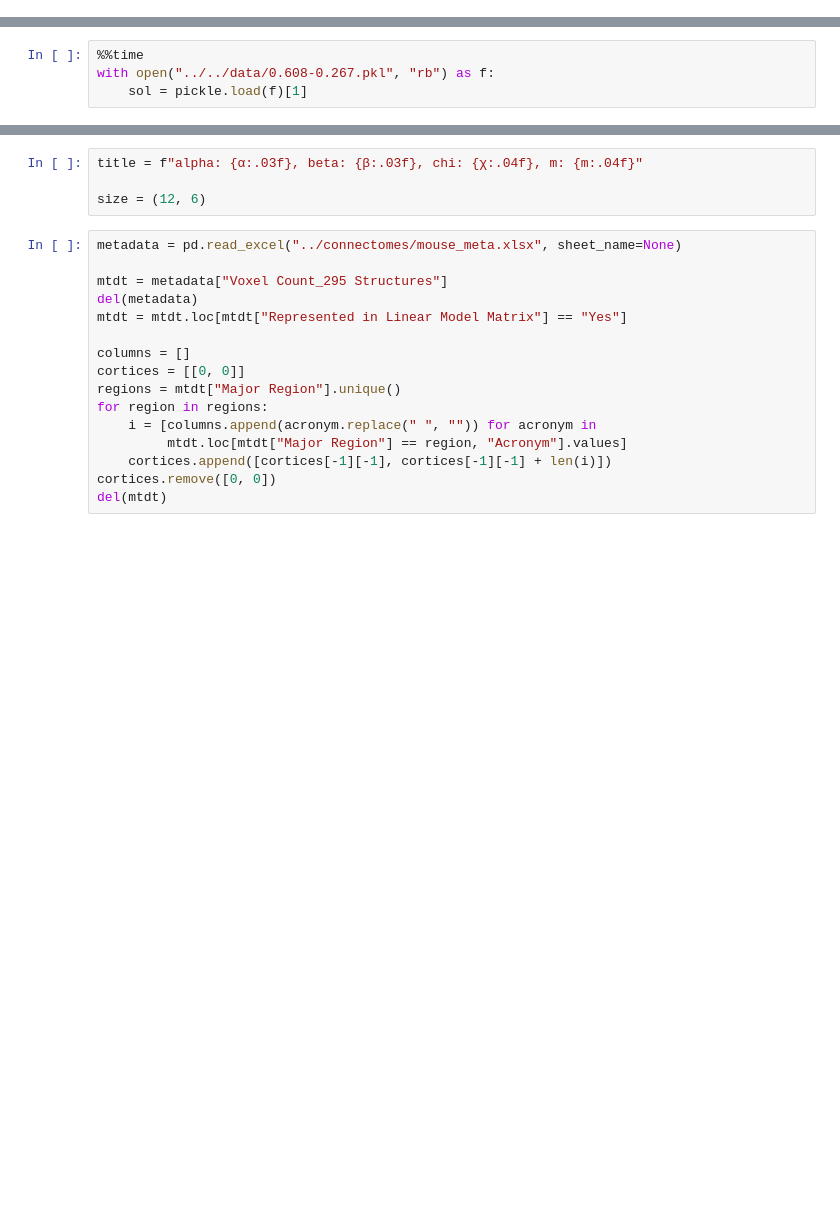
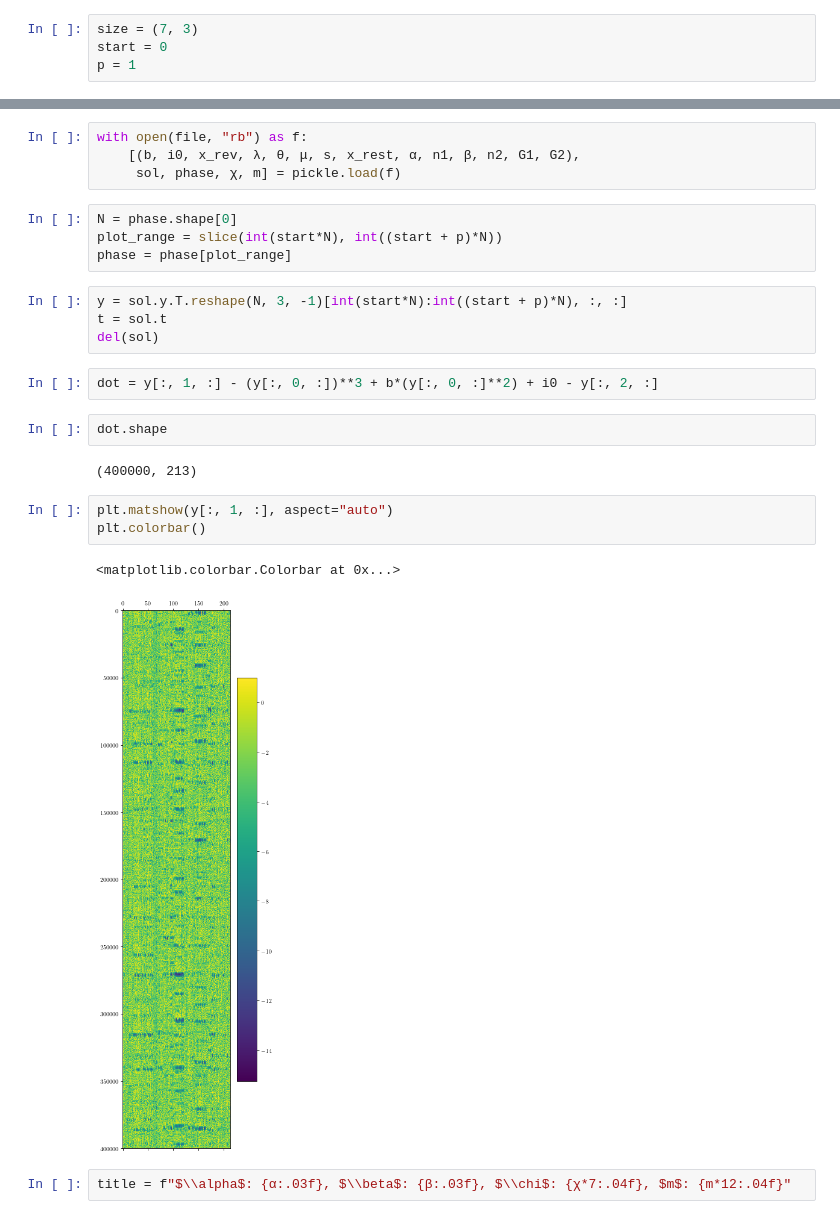
Before and after one commit to henmitch/chimera-2019, a Jupyter notebook: code/python/individual_analysis.ipynb, the cells around one changed output, grey strips where cells are left out. Drawn from its saved outputs; the diff is of its cells as text; blank space fills up the shorter version.

```diff
--- a/code/python/individual_analysis.ipynb
+++ b/code/python/individual_analysis.ipynb
@@ -5,0 +9,4 @@ import pickle
+# %%
+size = (7, 3)
+start = 0
+p = 1
@@ -14,4 +26,0 @@ total size is 2731604584  speedup is 4354.20
-# %%
-%%time
-with open("../../data/0.608-0.267.pkl", "rb") as f:
-    sol = pickle.load(f)[1]
@@ -21,20 +54,26 @@ Wall time: 18.1 s
+# %%
+with open(file, "rb") as f:
+    [(b, i0, x_rev, λ, θ, μ, s, x_rest, α, n1, β, n2, G1, G2),
+     sol, phase, χ, m] = pickle.load(f)
+# %%
+N = phase.shape[0]
+plot_range = slice(int(start*N), int((start + p)*N))
+phase = phase[plot_range]
+# %%
+y = sol.y.T.reshape(N, 3, -1)[int(start*N):int((start + p)*N), :, :]
+t = sol.t
+del(sol)
+# %%
+dot = y[:, 1, :] - (y[:, 0, :])**3 + b*(y[:, 0, :]**2) + i0 - y[:, 2, :]
+# %%
+dot.shape
+# %% [output]
+(400000, 213)
+# %%
+plt.matshow(y[:, 1, :], aspect="auto")
+plt.colorbar()
+# %% [output]
+<matplotlib.colorbar.Colorbar at 0x...>
+[figure, added]
 # %%
-title = f"alpha: {α:.03f}, beta: {β:.03f}, chi: {χ:.04f}, m: {m:.04f}"
-
-size = (12, 6)
+title = f"$\\alpha$: {α:.03f}, $\\beta$: {β:.03f}, $\\chi$: {χ*7:.04f}, $m$: {m*12:.04f}"
-# %%
-metadata = pd.read_excel("../connectomes/mouse_meta.xlsx", sheet_name=None)
-
-mtdt = metadata["Voxel Count_295 Structures"]
-del(metadata)
-mtdt = mtdt.loc[mtdt["Represented in Linear Model Matrix"] == "Yes"]
-
-columns = []
-cortices = [[0, 0]]
-regions = mtdt["Major Region"].unique()
-for region in regions:
-    i = [columns.append(acronym.replace(" ", "")) for acronym in
-         mtdt.loc[mtdt["Major Region"] == region, "Acronym"].values]
-    cortices.append([cortices[-1][-1], cortices[-1][-1] + len(i)])
-cortices.remove([0, 0])
-del(mtdt)
```
Also changed, not shown: parts of 15 cells of this notebook, 5 other files.
